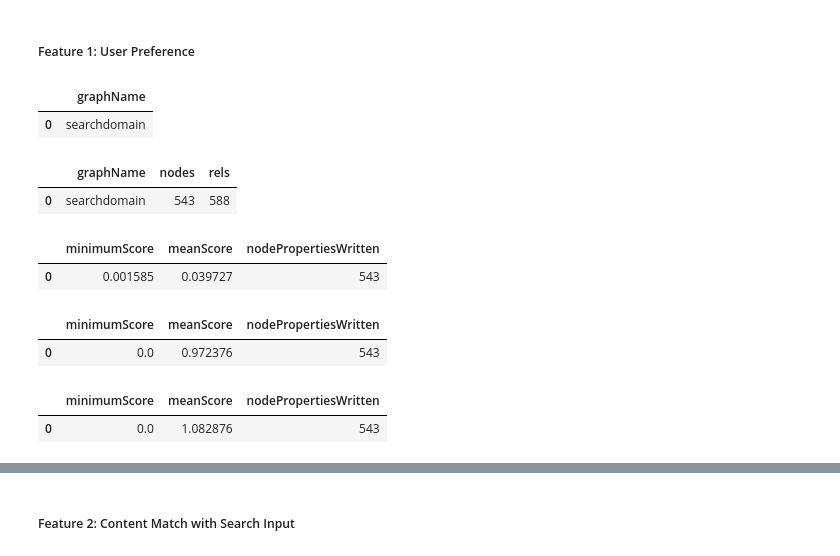
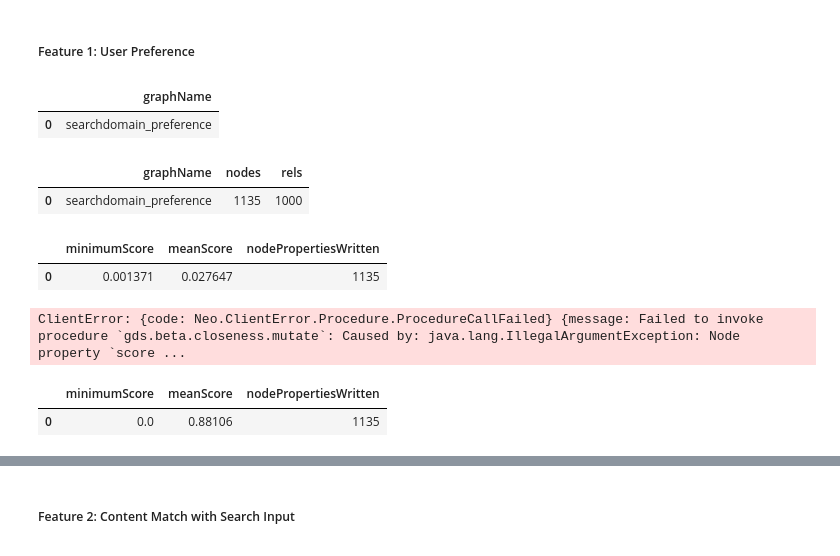
Before and after one commit to julianschelb/gdma-project, a Jupyter notebook: 04_Searching_and_Ranking.ipynb, the cells around one changed output, grey strips where cells are left out. Saved outputs shown, nothing was run; the diff lists cells and outputs as text; code cells hidden in the pictures.

```diff
--- a/04_Searching_and_Ranking.ipynb
+++ b/04_Searching_and_Ranking.ipynb
@@ -172,7 +170,7 @@ createExampleUser(user_id = 2, genre = "classic", limit = 5)
 # %%
 query = """
 // DELETE EXISTING PROJECTION
-CALL gds.graph.drop('searchdomain', false)
+CALL gds.graph.drop('searchdomain_preference', false)
 YIELD graphName
 RETURN graphName
 """
@@ -181,48 +179,48 @@ dtf_data = pd.DataFrame([dict(_) for _ in session.run(query)])
 dtf_data
 # %% [output]
 |  | graphName |
-| 0 | searchdomain |
+| 0 | searchdomain_preference |
 # %%
 query = """
 // CREATE NEW PROJECTION WITH SEARCH RELEVANT SUB GRAPH
 CALL gds.graph.project.cypher(
-  'searchdomain',
+  'searchdomain_preference',
   ' // Liked Artists, Albums and Songs
     MATCH (u:User)-[:LIKES]->(n)
     WHERE u.id = 2
         AND (n:Song OR n:Album OR n:Artist)
     RETURN id(n) AS id, labels(n) AS labels
     LIMIT 1000
 
     UNION
 
     // CDs linked to liked Artists, Albums and Songs
     MATCH (u:User)-[:LIKES]->(x)-[:APPEARED_ON]->(n:CD)
     WHERE u.id = 2
     RETURN id(n) AS id, labels(n) AS labels
     LIMIT 1000',
 
     'MATCH (u:User)-[:LIKES]->(n)
     WHERE u.id = 2
     AND (n:CD OR n:Song OR n:Album OR n:Artist)
     MATCH (n)-[r:APPEARED_ON]->(m:CD)
     RETURN id(n) AS source, id(m) AS target, type(r) AS type
     LIMIT 1000'
 )
 YIELD
   graphName, nodeCount AS nodes, relationshipCount AS rels
 RETURN graphName, nodes, rels
 """
 
 dtf_data = pd.DataFrame([dict(_) for _ in session.run(query)])
 dtf_data
 # %% [output]
 |  | graphName | nodes | rels |
-| 0 | searchdomain | 543 | 588 |
+| 0 | searchdomain_preference | 1135 | 1000 |
 # %%
 # https://neo4j.com/docs/graph-data-science/current/algorithms/eigenvector-centrality/
 query = """
-CALL gds.eigenvector.mutate('searchdomain',  {
+CALL gds.eigenvector.mutate('searchdomain_preference',  {
   mutateProperty: 'score_eig'
 })
 YIELD centralityDistribution, nodePropertiesWritten, ranIterations
@@ -232,11 +230,11 @@ dtf_data = pd.DataFrame([dict(_) for _ in session.run(query)])
 dtf_data.head(30)
 # %% [output]
 |  | minimumScore | meanScore | nodePropertiesWritten |
-| 0 | 0.001585 | 0.039727 | 543 |
+| 0 | 0.001371 | 0.027647 | 1135 |
 # %%
 # https://neo4j.com/docs/graph-data-science/current/algorithms/closeness-centrality/#algorithms-closeness-centrality-examples-mutate
 query = """
-CALL gds.beta.closeness.mutate('searchdomain',  {
+CALL gds.beta.closeness.mutate('searchdomain_preference',  {
   mutateProperty: 'score_cln'
 })
 YIELD centralityDistribution, nodePropertiesWritten
@@ -245,12 +243,11 @@ RETURN centralityDistribution.min AS minimumScore, centralityDistribution.mean A
 dtf_data = pd.DataFrame([dict(_) for _ in session.run(query)])
 dtf_data.head(30)
 # %% [output]
-|  | minimumScore | meanScore | nodePropertiesWritten |
-| 0 | 0.0 | 0.972376 | 543 |
+ClientError: {code: Neo.ClientError.Procedure.ProcedureCallFailed} {message: Failed to invoke procedure `gds.beta.closeness.mutate`: Caused by: java.lang.IllegalArgumentException: Node property `score ...
 # %%
 # https://neo4j.com/docs/graph-data-science/current/algorithms/degree-centrality/
 query = """
-CALL gds.degree.mutate('searchdomain',  {
+CALL gds.degree.mutate('searchdomain_preference',  {
   mutateProperty: 'score_deg'
 })
 YIELD centralityDistribution, nodePropertiesWritten
@@ -260,4 +257,4 @@ dtf_data = pd.DataFrame([dict(_) for _ in session.run(query)])
 dtf_data.head(30)
 # %% [output]
 |  | minimumScore | meanScore | nodePropertiesWritten |
-| 0 | 0.0 | 1.082876 | 543 |
+| 0 | 0.0 | 0.88106 | 1135 |
```
Also changed, not shown: parts of 9 cells of this notebook.
